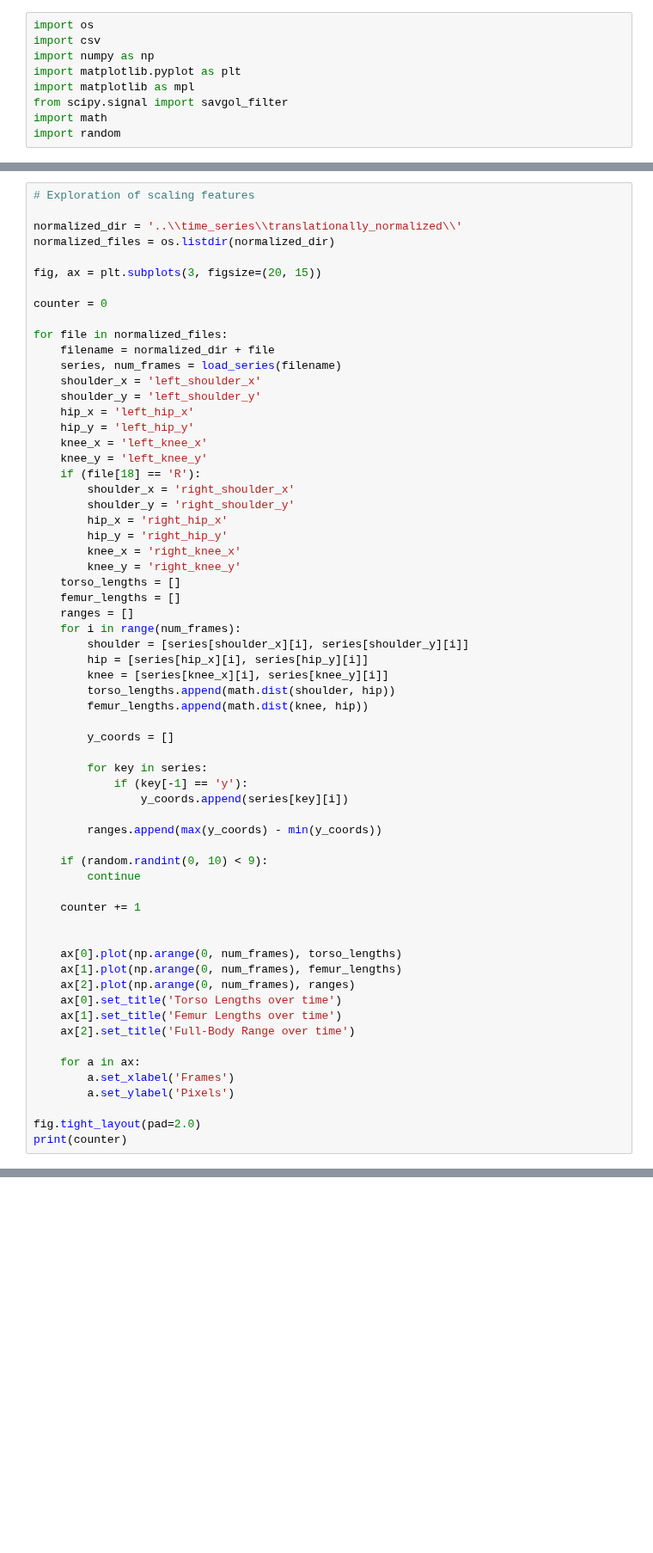
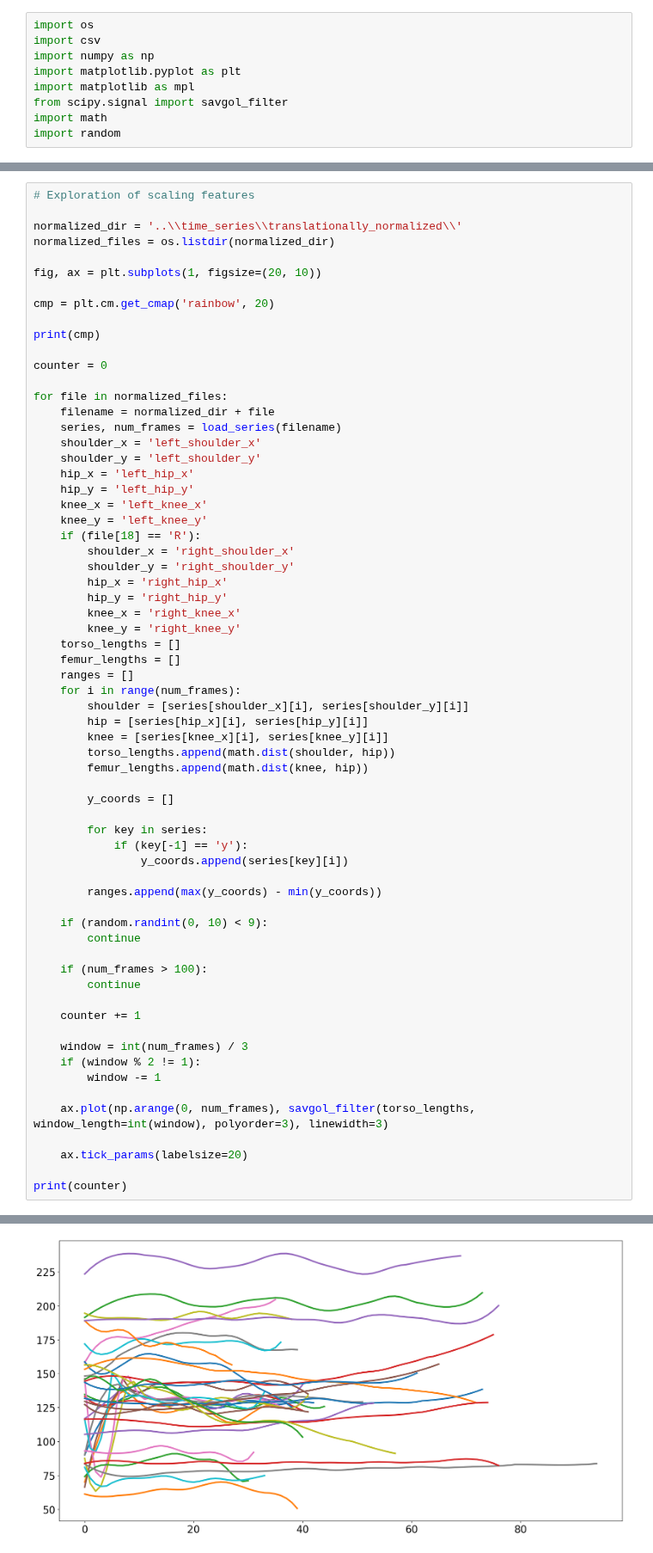
Before and after one commit to adarshramiyer/gAIt, a Jupyter notebook: data_processing/spatial_normalization.ipynb, the cells around one changed output, grey strips where cells are left out. Shown at 86% size. Drawn from its saved outputs; the diff is of its cells as text; blank space fills up the shorter version.

```diff
--- a/data_processing/spatial_normalization.ipynb
+++ b/data_processing/spatial_normalization.ipynb
@@ -164,7 +164,11 @@ plt.show()
 normalized_dir = '..\\time_series\\translationally_normalized\\'
 normalized_files = os.listdir(normalized_dir)
 
-fig, ax = plt.subplots(3, figsize=(20, 15))
+fig, ax = plt.subplots(1, figsize=(20, 10))
+
+cmp = plt.cm.get_cmap('rainbow', 20)
+
+print(cmp)
 
 counter = 0
 
@@ -205,19 +209,18 @@ for file in normalized_files:
     if (random.randint(0, 10) < 9):
         continue
 
+    if (num_frames > 100):
+        continue
+
     counter += 1
 
+    window = int(num_frames) / 3
+    if (window % 2 != 1):
+        window -= 1
 
-    ax[0].plot(np.arange(0, num_frames), torso_lengths)
-    ax[1].plot(np.arange(0, num_frames), femur_lengths)
-    ax[2].plot(np.arange(0, num_frames), ranges)
-    ax[0].set_title('Torso Lengths over time')
-    ax[1].set_title('Femur Lengths over time')
-    ax[2].set_title('Full-Body Range over time')
+    ax.plot(np.arange(0, num_frames), savgol_filter(torso_lengths, window_length=int(window), polyorder=3), linewidth=3)
 
-    for a in ax:
-        a.set_xlabel('Frames')
-        a.set_ylabel('Pixels')
+    ax.tick_params(labelsize=20)
 
-fig.tight_layout(pad=2.0)
 print(counter)
+# %% [output]
@@ -224,3 +229,4 @@ print(counter)
+[figure, added]
 # %%
 for file in normalized_files:
     filename = normalized_dir + file
```
Also changed, not shown: parts of 1 cell of this notebook, 2 other files.
